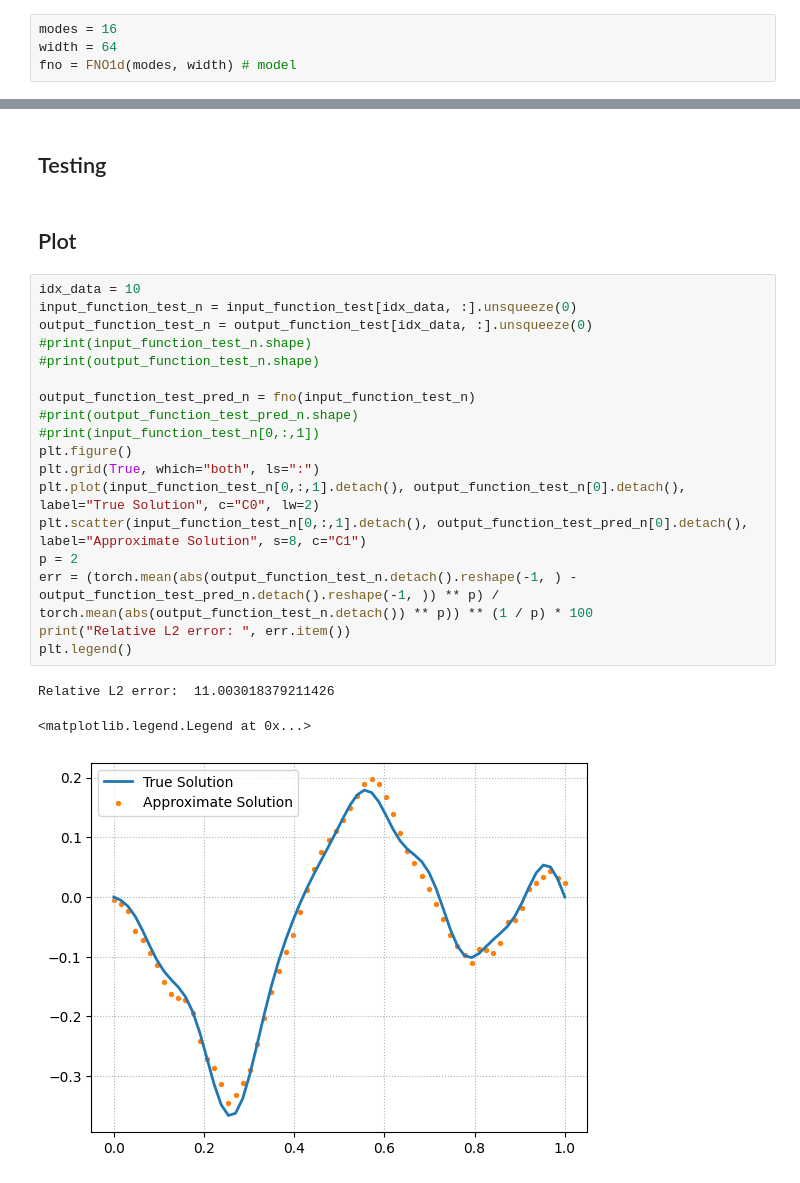
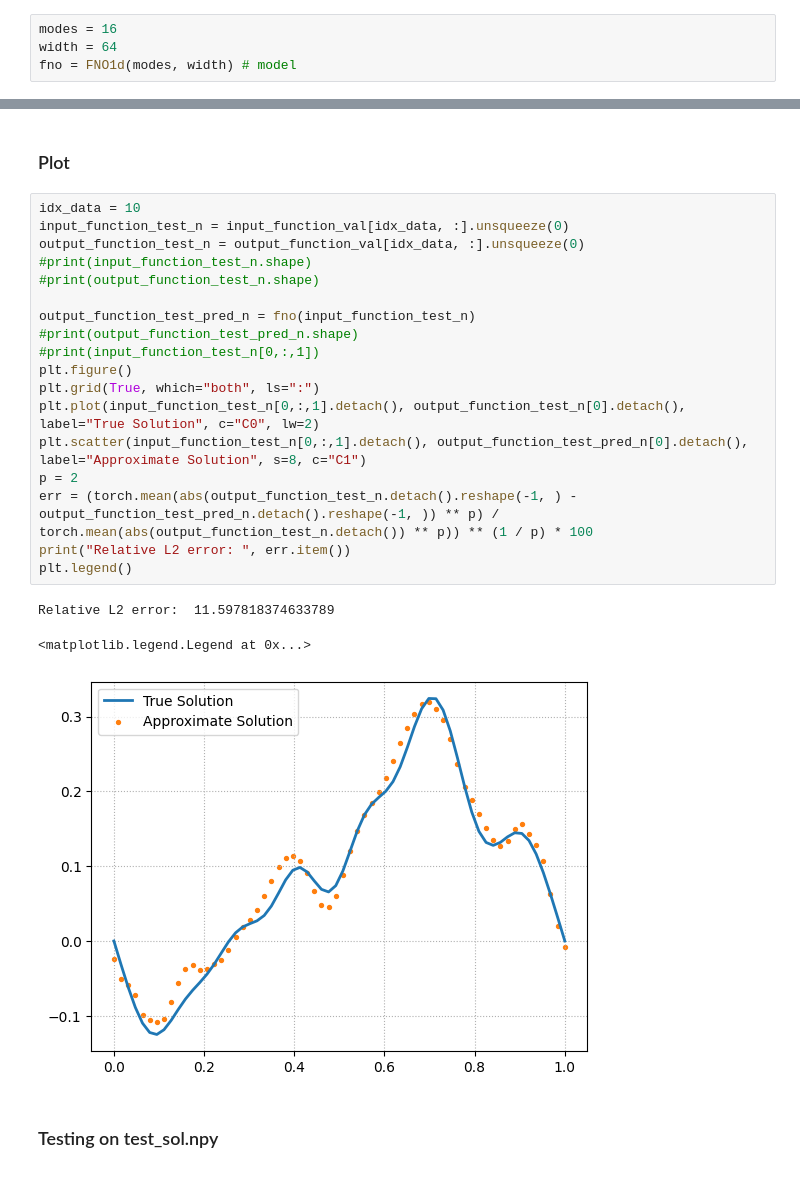
Before and after one commit to MoyangLi00/AISE, a Jupyter notebook: FNO_wave_equation/ solution.ipynb, the cells around one changed output, grey strips where cells are left out. Saved outputs shown, nothing was run; the diff lists cells and outputs as text.

Commit message:
Solution v0.1 of Prob1

```diff
--- a/FNO_wave_equation/ solution.ipynb
+++ b/FNO_wave_equation/ solution.ipynb
@@ -288,26 +325,26 @@ for epoch in range(epochs):
+# %% [markdown]
+### Plot
+# %%
+idx_data = 10
+input_function_test_n = input_function_val[idx_data, :].unsqueeze(0)
+output_function_test_n = output_function_val[idx_data, :].unsqueeze(0)
+#print(input_function_test_n.shape)
+#print(output_function_test_n.shape)
+
+output_function_test_pred_n = fno(input_function_test_n)
+#print(output_function_test_pred_n.shape)
+#print(input_function_test_n[0,:,1])
+plt.figure()
+plt.grid(True, which="both", ls=":")
+plt.plot(input_function_test_n[0,:,1].detach(), output_function_test_n[0].detach(), label="True Solution", c="C0", lw=2)
+plt.scatter(input_function_test_n[0,:,1].detach(), output_function_test_pred_n[0].detach(), label="Approximate Solution", s=8, c="C1")
+p = 2
+err = (torch.mean(abs(output_function_test_n.detach().reshape(-1, ) - output_function_test_pred_n.detach().reshape(-1, )) ** p) / torch.mean(abs(output_function_test_n.detach()) ** p)) ** (1 / p) * 100
+print("Relative L2 error: ", err.item())
+plt.legend()
+# %% [output]
+Relative L2 error:  11.597818374633789
+<matplotlib.legend.Legend at 0x...>
+[figure, added]
 # %% [markdown]
-## Testing
+### Testing on test_sol.npy
-# %% [markdown]
-## Plot
-# %%
-idx_data = 10
-input_function_test_n = input_function_test[idx_data, :].unsqueeze(0)
-output_function_test_n = output_function_test[idx_data, :].unsqueeze(0)
-#print(input_function_test_n.shape)
-#print(output_function_test_n.shape)
-
-output_function_test_pred_n = fno(input_function_test_n)
-#print(output_function_test_pred_n.shape)
-#print(input_function_test_n[0,:,1])
-plt.figure()
-plt.grid(True, which="both", ls=":")
-plt.plot(input_function_test_n[0,:,1].detach(), output_function_test_n[0].detach(), label="True Solution", c="C0", lw=2)
-plt.scatter(input_function_test_n[0,:,1].detach(), output_function_test_pred_n[0].detach(), label="Approximate Solution", s=8, c="C1")
-p = 2
-err = (torch.mean(abs(output_function_test_n.detach().reshape(-1, ) - output_function_test_pred_n.detach().reshape(-1, )) ** p) / torch.mean(abs(output_function_test_n.detach()) ** p)) ** (1 / p) * 100
-print("Relative L2 error: ", err.item())
-plt.legend()
-# %% [output]
-Relative L2 error:  11.003018379211426
-<matplotlib.legend.Legend at 0x...>
-[figure, removed]
```
Also changed, not shown: parts of 33 cells of this notebook, 3 other files.
